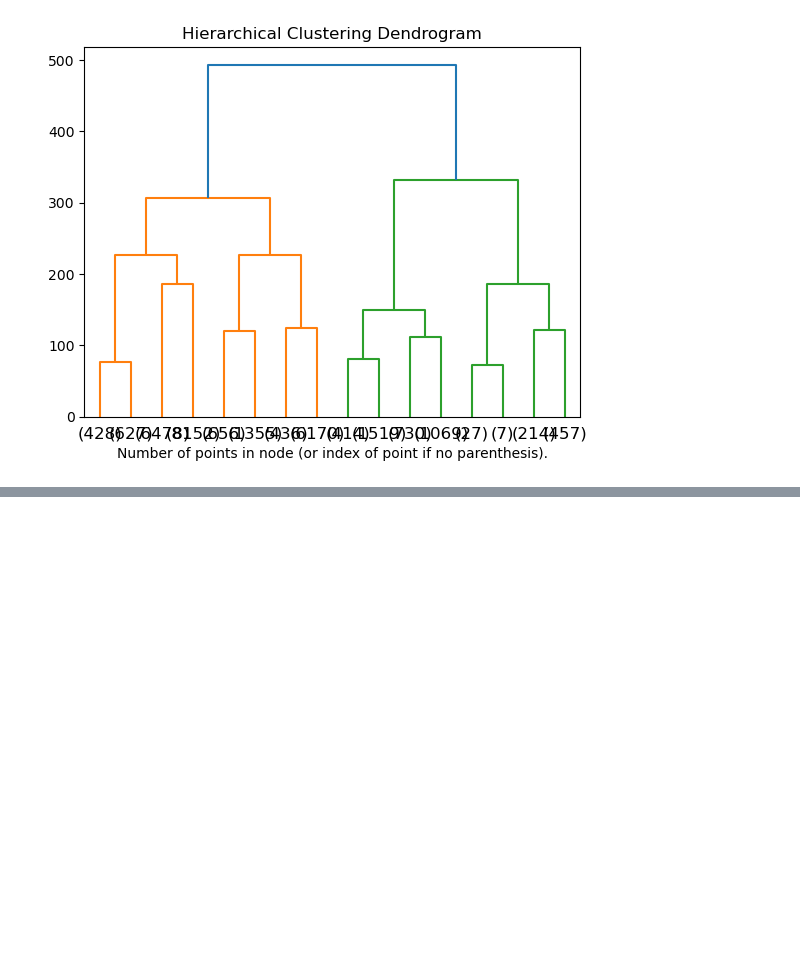
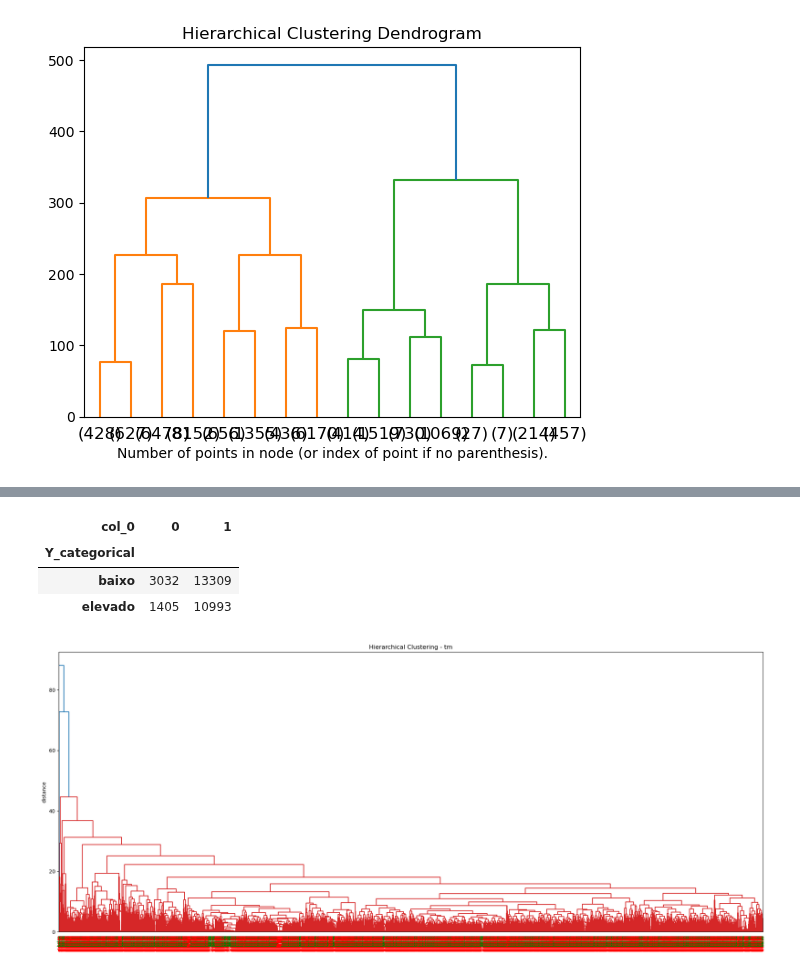
Before and after one commit to Sonia42882/SIB_v1, a Jupyter notebook: kag/Notebook1.ipynb, the cells around one changed output, grey strips where cells are left out. Cells and saved outputs as stored; diff of their text form; code cells hidden in the pictures; blank space fills up the shorter version.

```diff
--- a/kag/Notebook1.ipynb
+++ b/kag/Notebook1.ipynb
@@ -516,0 +521,42 @@ t-SNE
+# %%
+#clustering hierarquico (2a tentativa) - WARNING demora muito a correr
+from sklearn.cluster import AgglomerativeClustering
+
+hclust = AgglomerativeClustering(n_clusters=2, affinity="euclidean", linkage="ward")
+hclust.fit(data_scale_X)
+res_hc = hclust.labels_
+pd.crosstab(data_Y_categorical["Y_categorical"], res_hc)
+# %% [output]
+| col_0 | 0 | 1 |
+| Y_categorical |  |  |
+| baixo | 3032 | 13309 |
+| elevado | 1405 | 10993 |
+# %%
+#clustering hierarquico (2a tentativa) - demora muito a correr, não sei se funciona
+from scipy.cluster.hierarchy import dendrogram, linkage
+
+Z = linkage(data_scale_X, method='complete', metric='euclidean')
+
+# calculate full dendrogram
+plt.figure(figsize=(25, 10))
+dendrogram(
+    Z,
+    labels=list(data_Y_categorical["Y_categorical"]),
+    leaf_rotation=90.,  # rotates the x axis labels
+    leaf_font_size=8.,  # font size for the x axis labels
+)
+
+plt.title('Hierarchical Clustering - tm')
+plt.ylabel('distance')
+
+
+# Assignment of colors to labels: 'a' is red, 'b' is green, etc.
+label_colors = {'elevado': 'r', 'baixo': 'g'}
+ax = plt.gca()
+xlbls = ax.get_xmajorticklabels()
+for lbl in xlbls:
+    lbl.set_color(label_colors[lbl.get_text()])
+
+plt.show()
+# %% [output]
+[figure, added]
```
Also changed, not shown: parts of 11 cells of this notebook.
